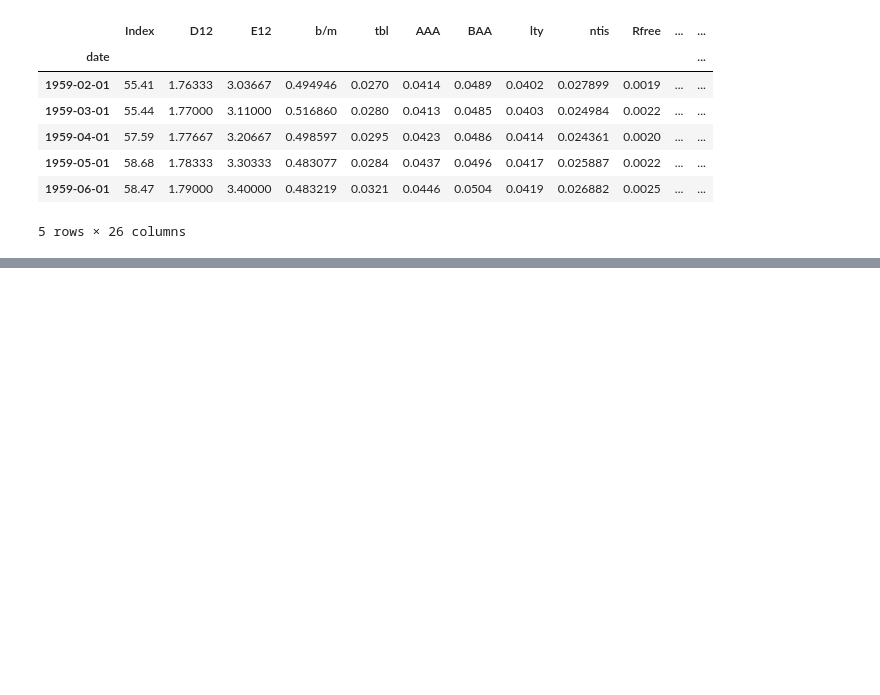
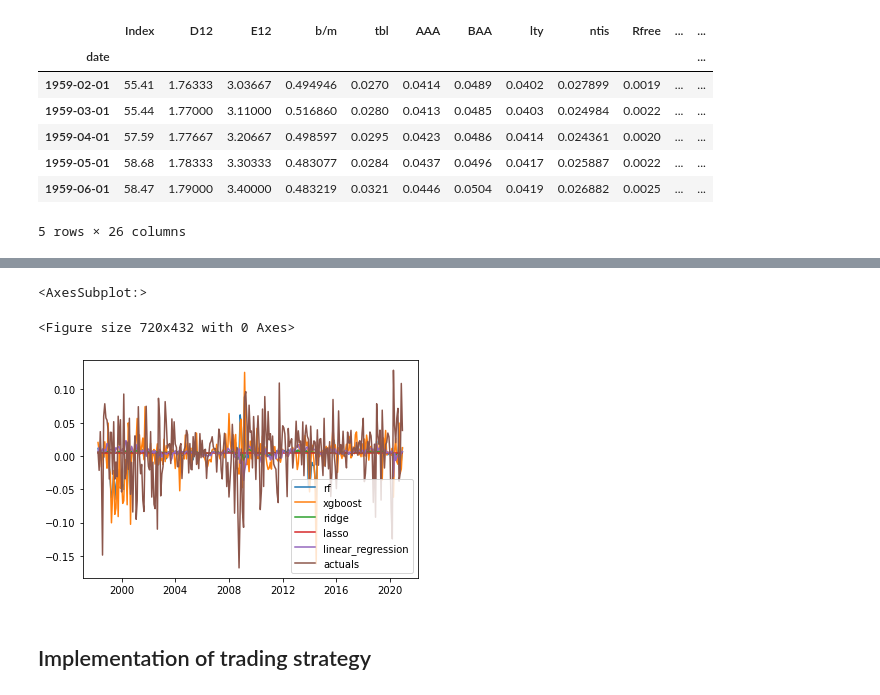
Before and after one commit to kunalc10/time_series_forecasting_ensembles, a Jupyter notebook: investigate_base_learners.ipynb, the cells around one changed output, grey strips where cells are left out. Drawn from its saved outputs; the diff is of its cells as text; code cells hidden in the pictures; blank space fills up the shorter version.

```diff
--- a/investigate_base_learners.ipynb
+++ b/investigate_base_learners.ipynb
@@ -516,0 +542,29 @@ data.head()
+# %%
+from sklearn.linear_model import LinearRegression
+
+lr = LinearRegression()
+# %%
+### Pass minidf to ensembler
+## Try everything else
+base_models =["ada","gb","ridge","lasso","lr","rf"]
+
+pred_datelist = mini_df.index.tolist()
+small_df = mini_df.copy()
+predictions_rf1 = ensembler(small_df, rf, "rf", pred_datelist, 0.6, base_models)
+predictions_xgb1 = ensembler(small_df, xgb, "xgboost", pred_datelist, 0.6, base_models)
+predictions_r1 = ensembler(small_df, ridge, "ridge", pred_datelist, 0.6, base_models)
+predictions_l1 = ensembler(small_df, lasso, "lasso", pred_datelist, 0.6, base_models)
+predictions_lr1 = ensembler(small_df, lr, "linear_regression", pred_datelist, 0.6, base_models)
+# %%
+pred_df =pd.concat([predictions_rf1,predictions_xgb1,predictions_r1,predictions_l1,predictions_lr1], axis=1)
+# %%
+pred_df["actuals"] = mini_df[mini_df.index.isin(pred_df.index.tolist())]["actuals"]
+# %%
+plt.figure(figsize=(10,6))
+pred_df.plot()
+# %% [output]
+<AxesSubplot:>
+<Figure size 720x432 with 0 Axes>
+[figure, added]
+# %% [markdown]
+## Implementation of trading strategy
```
Also changed, not shown: parts of 55 cells of this notebook, 3 other files.
